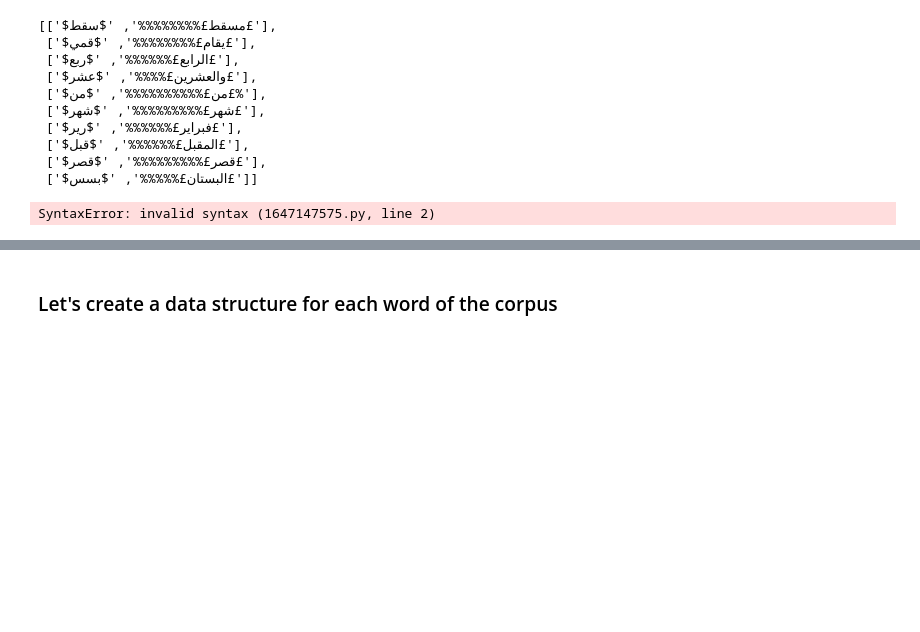
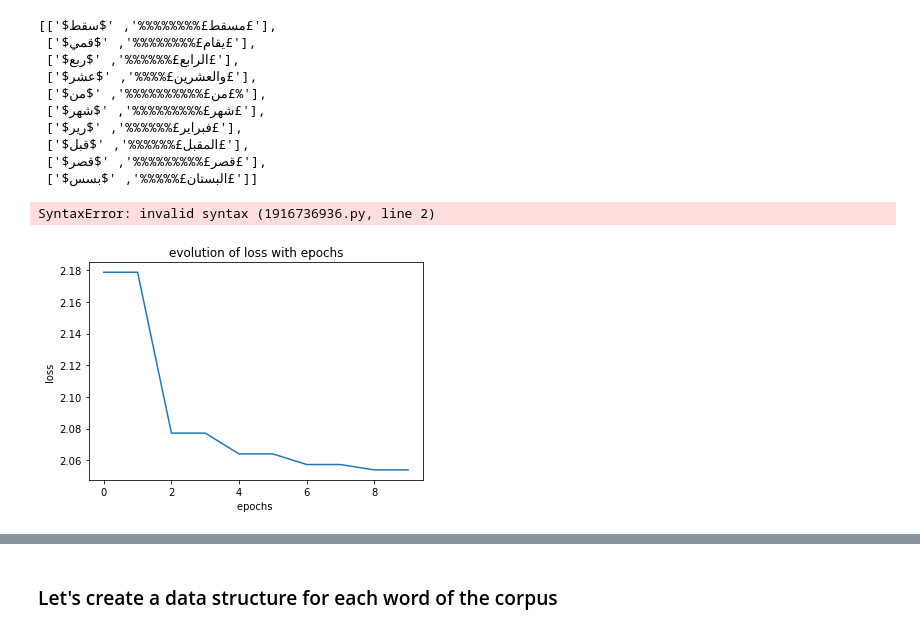
Before and after one commit to TaifMohamedAmine/Arabic-Morphological-Analysis-model, a Jupyter notebook: Projet nlp.ipynb, the cells around one changed output, grey strips where cells are left out. Saved outputs shown, nothing was run; the diff lists cells and outputs as text; code cells hidden in the pictures; blank space fills up the shorter version.

```diff
--- a/Projet nlp.ipynb
+++ b/Projet nlp.ipynb
@@ -26,7 +28,7 @@ for filename in os.listdir(directory):
     f = os.path.join(directory, filename)
     file_paths.append(f)
 # %%
-temp_file_paths = file_paths[:100]
+temp_file_paths = file_paths[:1000]
 # %%
 content = []
 #i = 0
@@ -607,8 +697,20 @@ class model(nn.Module):
 # %%
-mod = model(data_root, 1000, 64, 100, 16, 0.5, 0.01)
-res = mod.train(10)*
+mod = model(data_root, 1000, 39, 8, 0.1 ,0.3, 0.01)
+res = mod.fit(10)*
 # %% [output]
-SyntaxError: invalid syntax (1647147575.py, line 2)
+SyntaxError: invalid syntax (1916736936.py, line 2)
+# %%
+res = np.array(res)
+plt.figure()
+x = list(range(10))
+plt.plot(x, res[:,0])
+#plt.plot(x, res[:,1])
+plt.title("evolution of loss with epochs")
+plt.xlabel('epochs ')
+plt.ylabel('loss')
+plt.show()
+# %% [output]
+[figure, added]
 # %%
 '''temp_soft = tuple(temp_soft)
 
```
Also changed, not shown: parts of 8 cells of this notebook.
